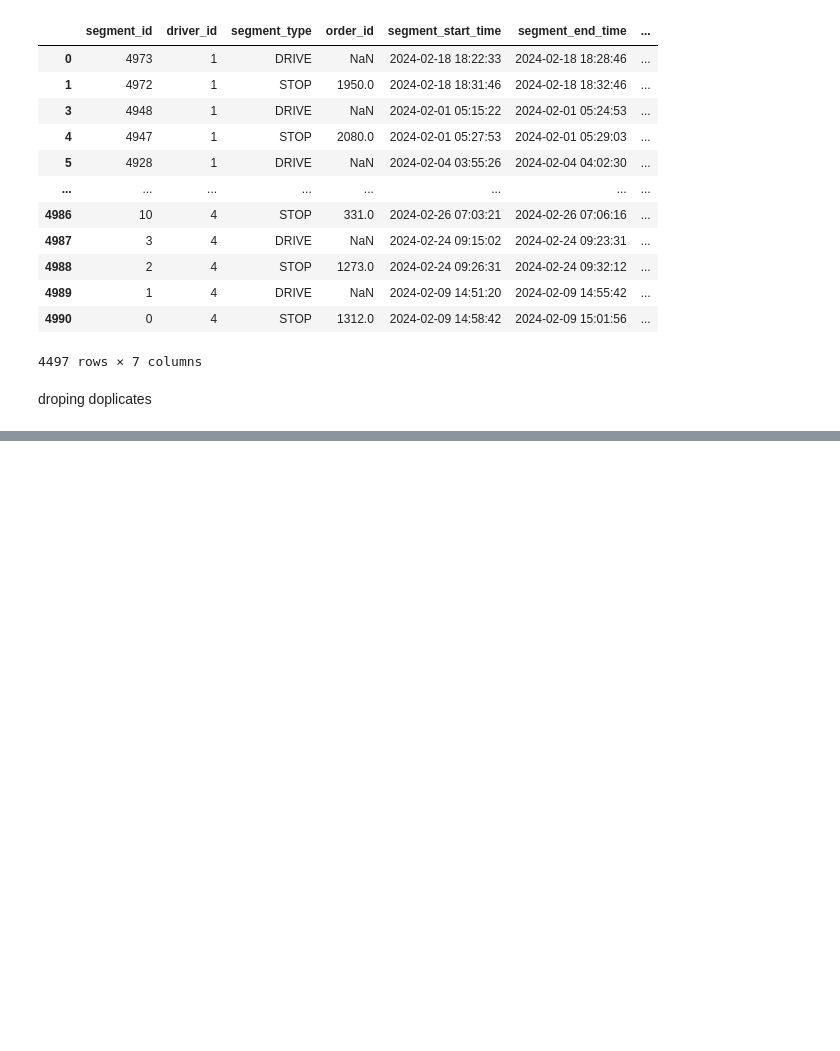
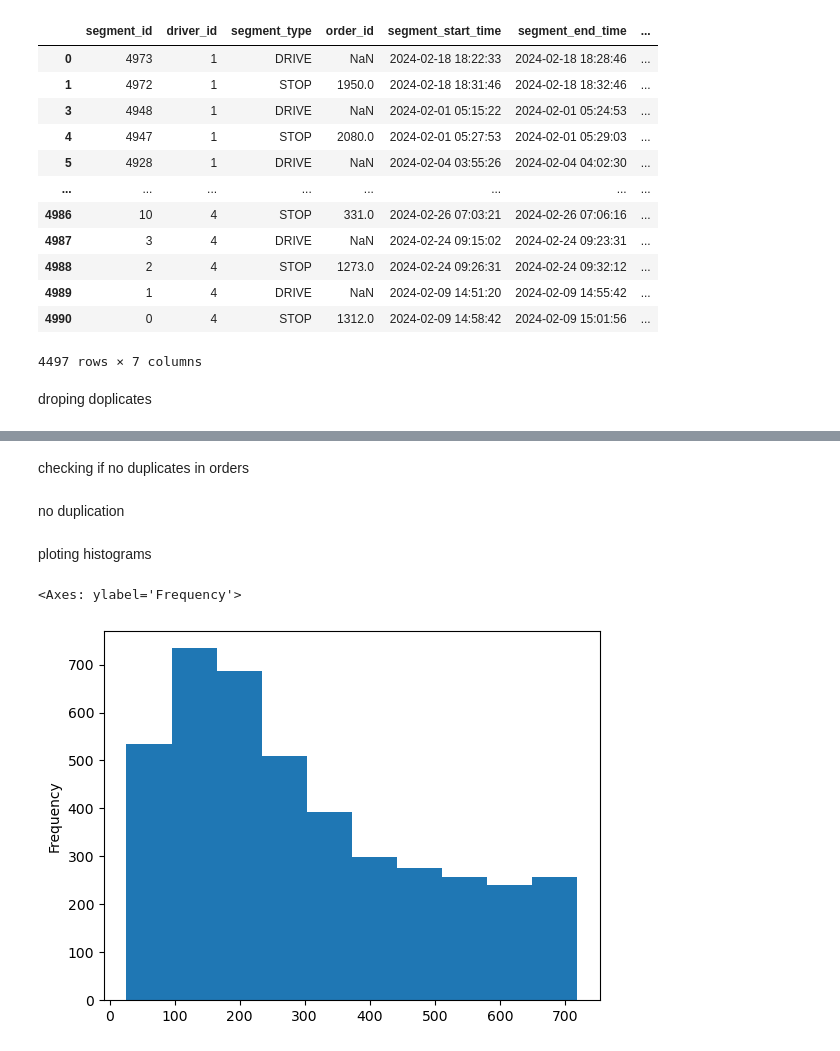
Before and after one commit to lion158/DeliveryTimePredictions, a Jupyter notebook: data_analysis.ipynb, the cells around one changed output, grey strips where cells are left out. Cells and saved outputs as stored; diff of their text form; code cells hidden in the pictures; blank space fills up the shorter version.

```diff
--- a/data_analysis.ipynb
+++ b/data_analysis.ipynb
@@ -84,0 +78,2 @@ check if deliver is in the same day?
+# %%
+df = df.drop(df[df["time_diff_in_seconds"] <= 0].index)
@@ -84,0 +105,4 @@ check if deliver is in the same day?
+# %%
+df = df.drop(df[df["time_diff_in_seconds"] > 1200].index)
+# %% [markdown]
+checking if no duplicates in orders
@@ -84,0 +114,9 @@ check if deliver is in the same day?
+# %% [markdown]
+no duplication
+# %% [markdown]
+ploting histograms
+# %%
+df["time_diff_in_seconds"].plot(kind="hist")
+# %% [output]
+<Axes: ylabel='Frequency'>
+[figure, added]
```
Also changed, not shown: parts of 82 cells of this notebook, 13 other files.
